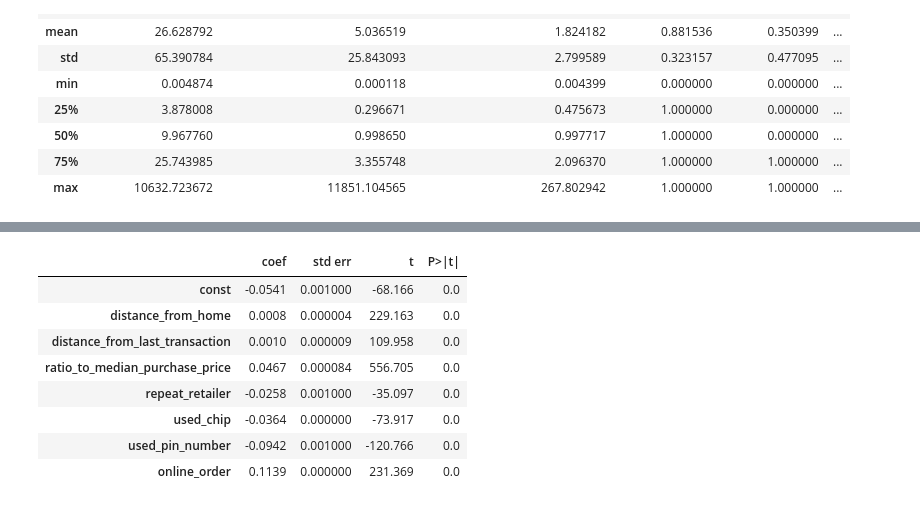
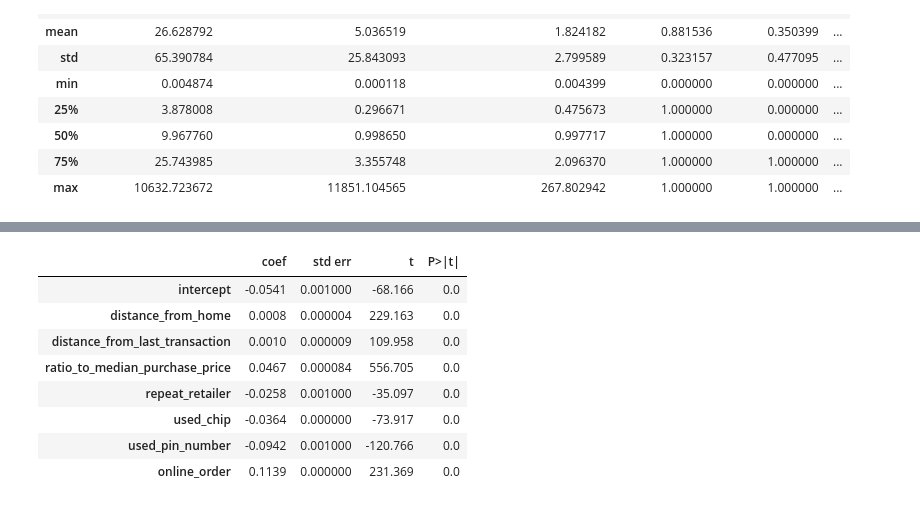
Before and after one commit to gordonmod8/team_project, a Jupyter notebook: src/credit_card_fraud_code.ipynb, the cells around one changed output, grey strips where cells are left out. Saved outputs shown, nothing was run; the diff lists cells and outputs as text; code cells hidden in the pictures.

Commit message:
Initial python code for Fraud Detection. Tested Regression and KNN Models

```diff
--- a/src/credit_card_fraud_code.ipynb
+++ b/src/credit_card_fraud_code.ipynb
@@ -116,13 +92,14 @@ plt.show()
 # %%
 y = df['fraud']
-X = df.drop('fraud', axis='columns')
-X = sm.add_constant(X)
+X = MS(['distance_from_home','distance_from_last_transaction','ratio_to_median_purchase_price','repeat_retailer','used_chip','used_pin_number','online_order']).fit_transform(df)
+#X = df.drop('fraud', axis='columns')
+#X = sm.add_constant(X)
 model1 = sm.OLS(y, X)
 results1 = model1.fit()
 summarize(results1)
 # %% [output]
 |  | coef | std err | t | P>|t| |
-| const | -0.0541 | 0.001000 | -68.166 | 0.0 |
+| intercept | -0.0541 | 0.001000 | -68.166 | 0.0 |
 | distance_from_home | 0.0008 | 0.000004 | 229.163 | 0.0 |
 | distance_from_last_transaction | 0.0010 | 0.000009 | 109.958 | 0.0 |
 | ratio_to_median_purchase_price | 0.0467 | 0.000084 | 556.705 | 0.0 |
```
Also changed, not shown: parts of 11 cells of this notebook.
